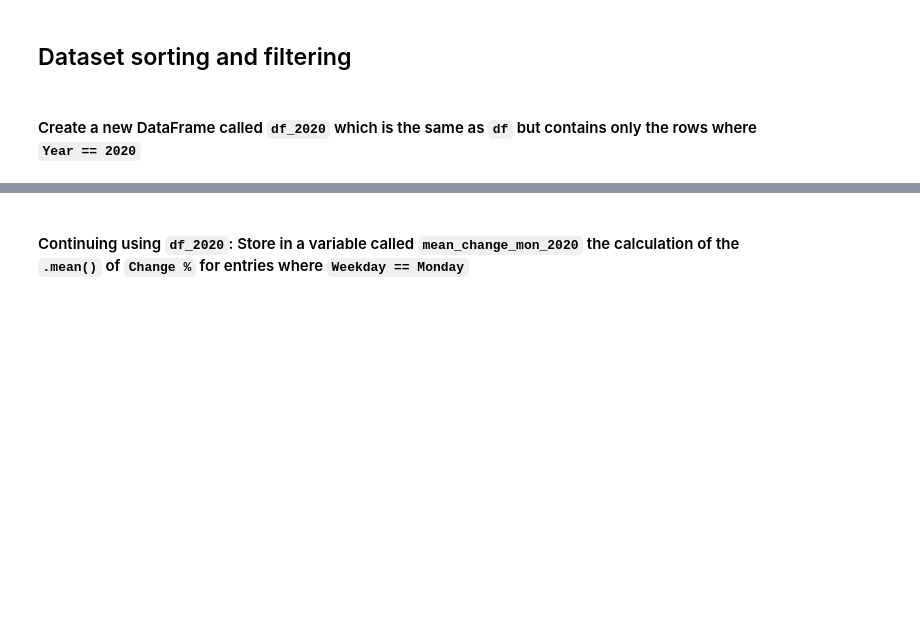
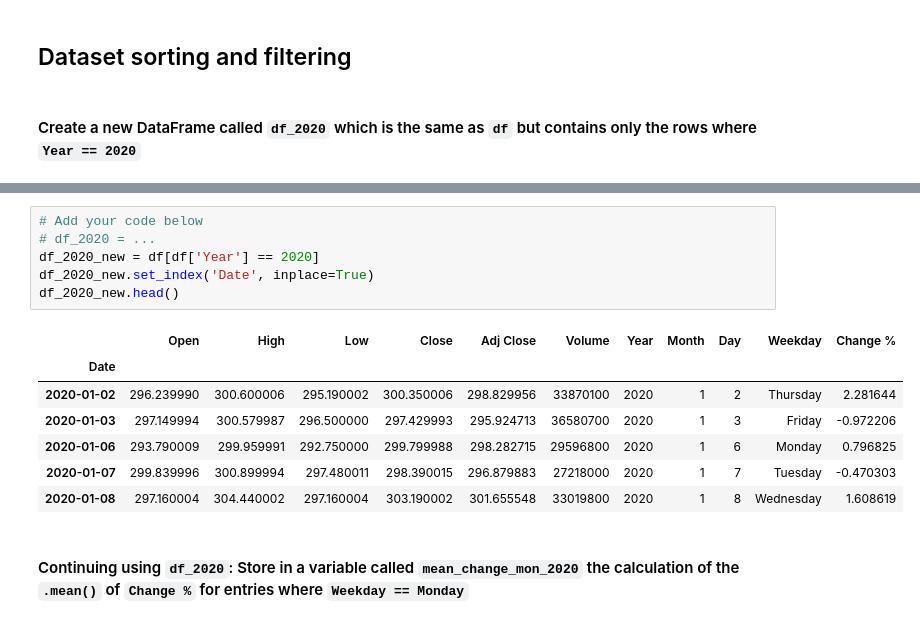
Before and after one commit to Kyaw1280/Pandas-Test, a Jupyter notebook: notebooks/pandas-exercise-II.ipynb, the cells around one changed output, grey strips where cells are left out. Cells and saved outputs as stored; diff of their text form; blank space fills up the shorter version.

```diff
--- a/notebooks/pandas-exercise-II.ipynb
+++ b/notebooks/pandas-exercise-II.ipynb
@@ -120,3 +128,17 @@ df_2020.sample(10)
+# %%
+# Add your code below
+# df_2020 = ...
+df_2020_new = df[df['Year'] == 2020]
+df_2020_new.set_index('Date', inplace=True)
+df_2020_new.head()
+# %% [output]
+|  | Open | High | Low | Close | Adj Close | Volume | Year | Month | Day | Weekday | Change % |
+| Date |  |  |  |  |  |  |  |  |  |  |  |
+| 2020-01-02 | 296.239990 | 300.600006 | 295.190002 | 300.350006 | 298.829956 | 33870100 | 2020 | 1 | 2 | Thursday | 2.281644 |
+| 2020-01-03 | 297.149994 | 300.579987 | 296.500000 | 297.429993 | 295.924713 | 36580700 | 2020 | 1 | 3 | Friday | -0.972206 |
+| 2020-01-06 | 293.790009 | 299.959991 | 292.750000 | 299.799988 | 298.282715 | 29596800 | 2020 | 1 | 6 | Monday | 0.796825 |
+| 2020-01-07 | 299.839996 | 300.899994 | 297.480011 | 298.390015 | 296.879883 | 27218000 | 2020 | 1 | 7 | Tuesday | -0.470303 |
+| 2020-01-08 | 297.160004 | 304.440002 | 297.160004 | 303.190002 | 301.655548 | 33019800 | 2020 | 1 | 8 | Wednesday | 1.608619 |
 # %% [markdown]
 #### Continuing using `df_2020`: Store in a variable called `mean_change_mon_2020` the calculation of the `.mean()` of `Change %` for entries where `Weekday == Monday`
 # %%
```
Also changed, not shown: parts of 8 cells of this notebook, 1 other file.
